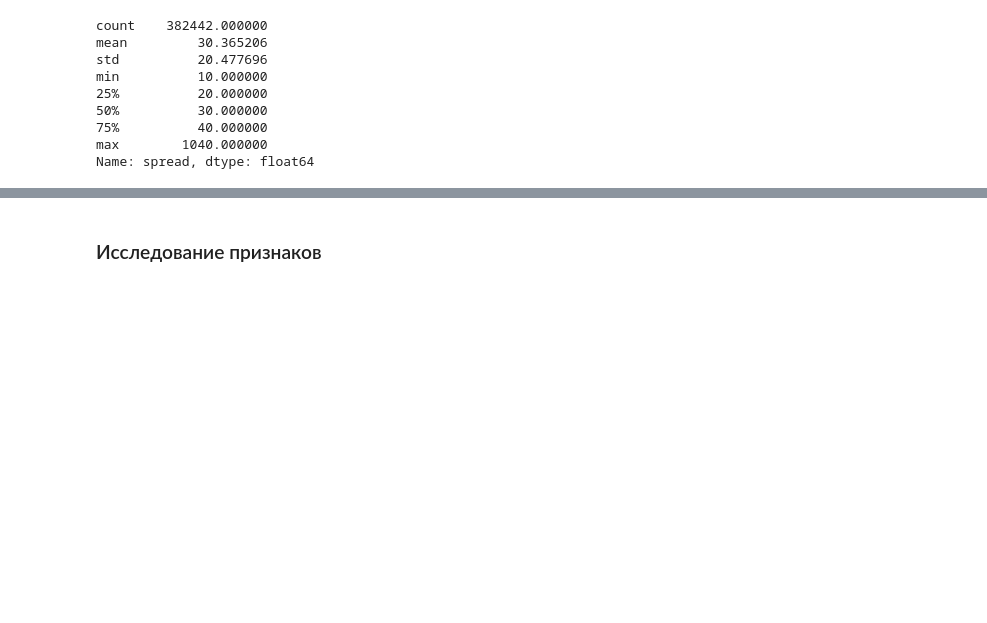
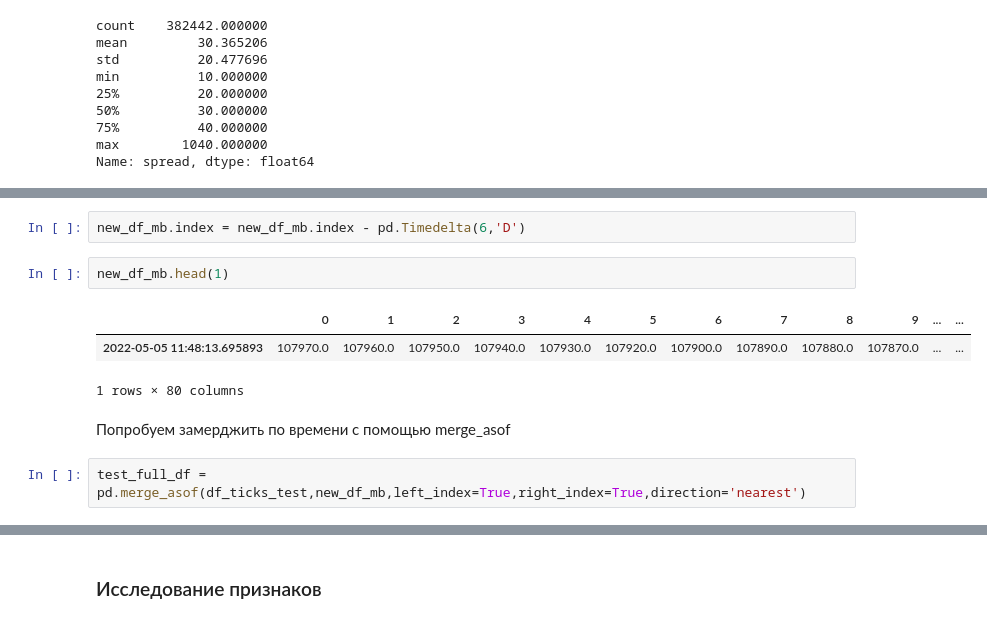
Before and after one commit to snakerzr/time_and_sales_prediction_exploration, a Jupyter notebook: Ticks.ipynb, the cells around one changed output, grey strips where cells are left out. Saved outputs shown, nothing was run; the diff lists cells and outputs as text; blank space fills up the shorter version.

```diff
--- a/Ticks.ipynb
+++ b/Ticks.ipynb
@@ -401,0 +487,12 @@ Name: spread, dtype: float64
+# %%
+new_df_mb.index = new_df_mb.index - pd.Timedelta(6,'D')
+# %%
+new_df_mb.head(1)
+# %% [output]
+|  | 0 | 1 | 2 | 3 | 4 | 5 | 6 | 7 | 8 | 9 | ... | ... |
+| 2022-05-05 11:48:13.695893 | 107970.0 | 107960.0 | 107950.0 | 107940.0 | 107930.0 | 107920.0 | 107900.0 | 107890.0 | 107880.0 | 107870.0 | ... | ... |
+1 rows × 80 columns
+# %% [markdown]
+Попробуем замерджить по времени с помощью merge_asof
+# %%
+test_full_df = pd.merge_asof(df_ticks_test,new_df_mb,left_index=True,right_index=True,direction='nearest')
```
Also changed, not shown: parts of 63 cells of this notebook.
